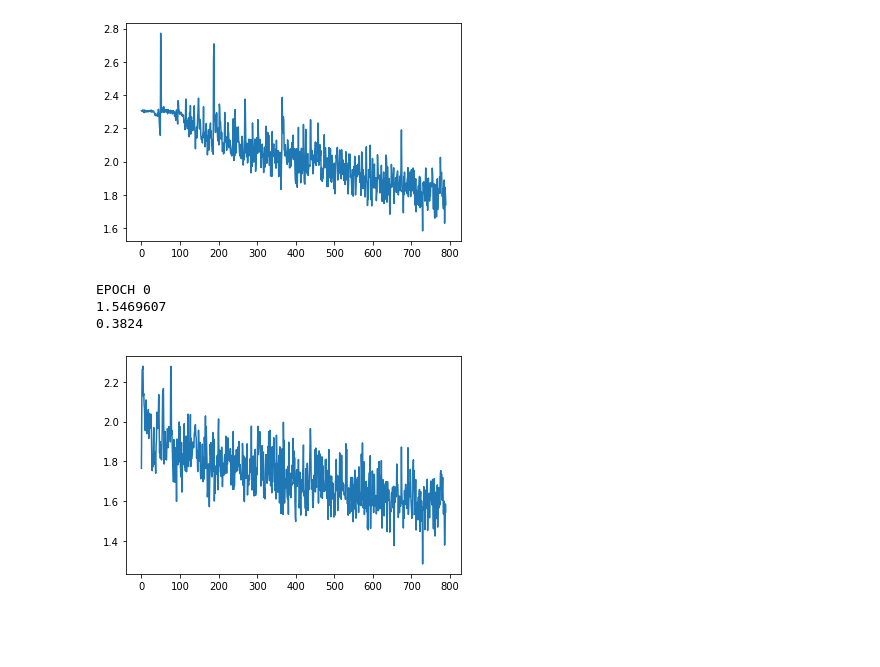
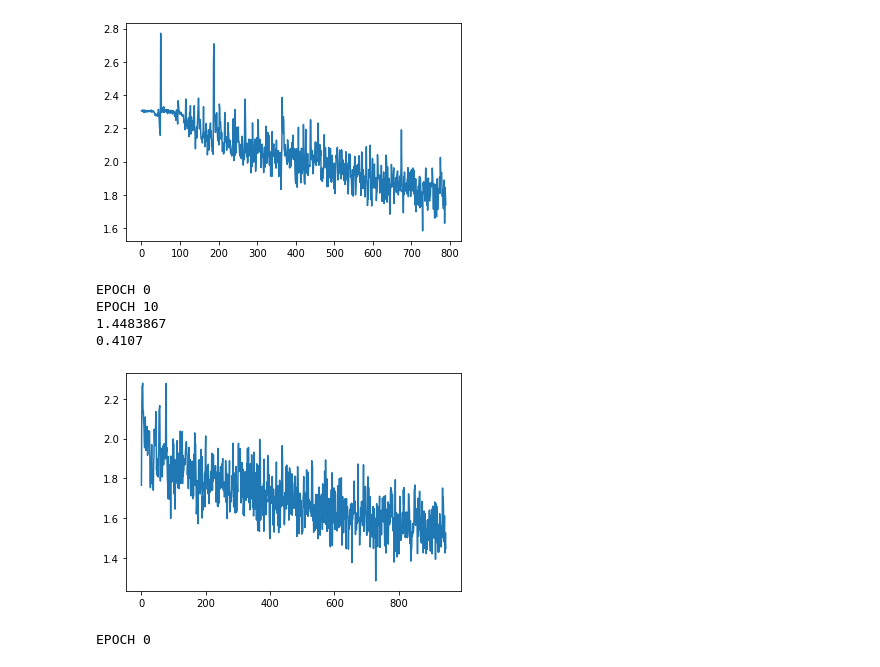
Before and after one commit to AleksandrPanov/dl-unn.github.io, a Jupyter notebook: my_homework/task2/lab2.ipynb, the cells around one changed output. Saved outputs shown, nothing was run; the diff lists cells and outputs as text; code cells hidden in the pictures; blank space fills up the shorter version.

```diff
--- a/my_homework/task2/lab2.ipynb
+++ b/my_homework/task2/lab2.ipynb
@@ -298,7 +298,7 @@ num_classes = 10
 n_input = len(img_ars[0])
 batch = 64
 epoch = 400
-Net.const_coeff = 0.01
+Net.const_coeff = 0.64
 Net.const_alpha = 0.99
 
 l1 = FullConnected(*initW(n_input, 768))
@@ -330,7 +330,7 @@ num_classes = 10
 n_input = len(img_ars[0])
 batch = 64
 epoch = 400
-Net.const_coeff = 0.01
+Net.const_coeff = 0.64
 Net.const_alpha = 0.995
 
 l1 = FullConnected(*initW(n_input, 512))
@@ -362,7 +362,7 @@ num_classes = 10
 n_input = len(img_ars[0])
 batch = 64
 epoch = 400
-Net.const_coeff = 0.012
+Net.const_coeff = 0.768
 Net.const_alpha = 0.995 #0.99 - 0.08
 
 l1 = FullConnected(*initW(n_input, 768))
@@ -407,7 +407,7 @@ l3 = FullConnected(*initW(128, num_classes))
 softmax = SoftMax(num_classes, batch)
 
 epoch = 10
-Net.const_coeff = 0.005
+Net.const_coeff = 0.64
 Net.const_alpha = 0.9
 net = Net([l1, leakyReLU1, l2, leakyReLU2, l3, softmax], num_classes,batch)
 loss = net.fit(X, Labels, epoch, True)
@@ -420,25 +420,28 @@ EPOCH 0
 0.3232
 [figure]
 # %%
-epoch = 10
+epoch = 12
 net2 = copy.deepcopy(net)
-Net.const_coeff = 0.003
+Net.const_coeff = 0.384
 Net.const_alpha = 0.9
 loss = net2.fit(X, Labels, epoch, True)
 print(loss[-1])
 plt.plot(loss)
 print(np.mean(Y_test == net2.get_classes(X_test)))
 # %% [output]
 EPOCH 0
-1.5469607
-0.3824
+EPOCH 10
+1.4483867
+0.4107
-[figure, old version]
+[figure, new version]
 # %%
 epoch = 10
 net3 = copy.deepcopy(net2)
-Net.const_coeff = 0.003
+Net.const_coeff = 0.192
 Net.const_alpha = 0.9
 loss = net3.fit(X, Labels, epoch, True)
 print(loss[-1])
 plt.plot(loss)
 print(np.mean(Y_test == net3.get_classes(X_test)))
+# %% [output]
+EPOCH 0
```
Also changed, not shown: parts of 2 cells of this notebook.
